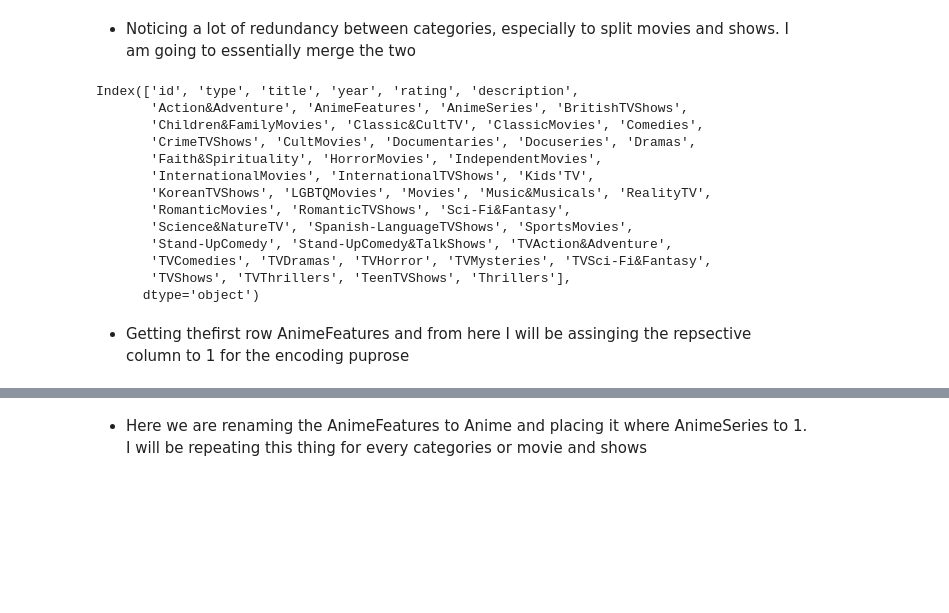
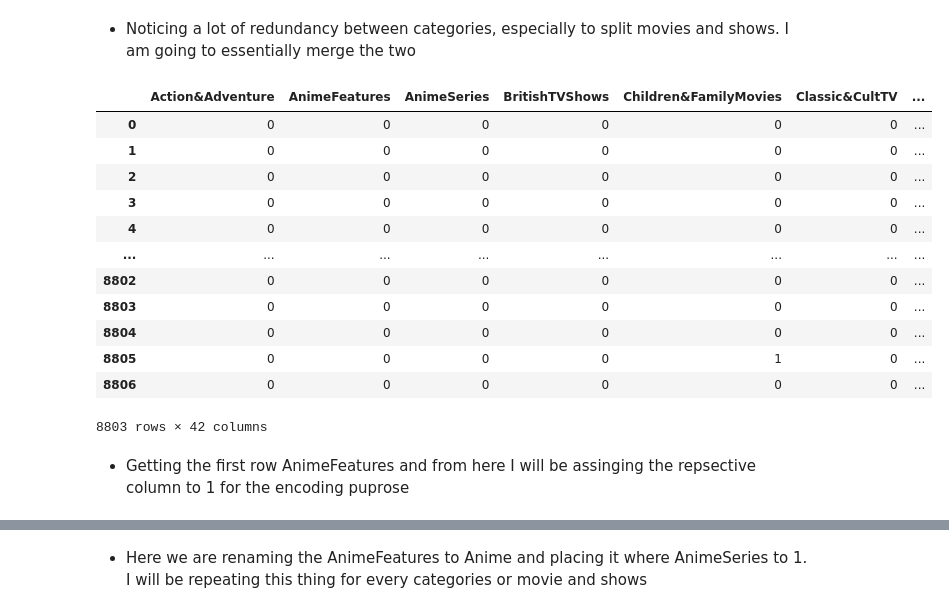
Before and after one commit to sr-g20/DataMiningFinal, a Jupyter notebook: Round 2/Netflix Recs 2.ipynb, the cells around one changed output, grey strips where cells are left out. Saved outputs shown, nothing was run; the diff lists cells and outputs as text; code cells hidden in the pictures; blank space fills up the shorter version.

```diff
--- a/Round 2/Netflix Recs 2.ipynb
+++ b/Round 2/Netflix Recs 2.ipynb
@@ -198,4 +248,4 @@ df.shape
 # %%
-df_genres = df.copy()
-df_genres['category'] = df_genres['category'].str.replace(' ', '')
-df_enc = df_genres.join(pd.concat([df_genres['category'].str.get_dummies(sep=',')])).drop('category',axis=1)
+genre_enc = df.filter('category')
+genre_enc['category'] = df['category'].str.replace(' ', '')
+genre_enc = genre_enc.join(pd.concat([genre_enc['category'].str.get_dummies(sep=',')])).drop('category', axis=1)
@@ -229,18 +269,19 @@ def getRow(df,id):
-# %%
-df_enc.columns
-# %% [output]
-Index(['id', 'type', 'title', 'year', 'rating', 'description',
-       'Action&Adventure', 'AnimeFeatures', 'AnimeSeries', 'BritishTVShows',
-       'Children&FamilyMovies', 'Classic&CultTV', 'ClassicMovies', 'Comedies',
-       'CrimeTVShows', 'CultMovies', 'Documentaries', 'Docuseries', 'Dramas',
-       'Faith&Spirituality', 'HorrorMovies', 'IndependentMovies',
-       'InternationalMovies', 'InternationalTVShows', 'Kids'TV',
-       'KoreanTVShows', 'LGBTQMovies', 'Movies', 'Music&Musicals', 'RealityTV',
-       'RomanticMovies', 'RomanticTVShows', 'Sci-Fi&Fantasy',
-       'Science&NatureTV', 'Spanish-LanguageTVShows', 'SportsMovies',
-       'Stand-UpComedy', 'Stand-UpComedy&TalkShows', 'TVAction&Adventure',
-       'TVComedies', 'TVDramas', 'TVHorror', 'TVMysteries', 'TVSci-Fi&Fantasy',
-       'TVShows', 'TVThrillers', 'TeenTVShows', 'Thrillers'],
-      dtype='object')
+# %%
+pd.set_option('display.max_columns', None)
+genre_enc
+# %% [output]
+|  | Action&Adventure | AnimeFeatures | AnimeSeries | BritishTVShows | Children&FamilyMovies | Classic&CultTV | ... |
+| 0 | 0 | 0 | 0 | 0 | 0 | 0 | ... |
+| 1 | 0 | 0 | 0 | 0 | 0 | 0 | ... |
+| 2 | 0 | 0 | 0 | 0 | 0 | 0 | ... |
+| 3 | 0 | 0 | 0 | 0 | 0 | 0 | ... |
+| 4 | 0 | 0 | 0 | 0 | 0 | 0 | ... |
+| ... | ... | ... | ... | ... | ... | ... | ... |
+| 8802 | 0 | 0 | 0 | 0 | 0 | 0 | ... |
+| 8803 | 0 | 0 | 0 | 0 | 0 | 0 | ... |
+| 8804 | 0 | 0 | 0 | 0 | 0 | 0 | ... |
+| 8805 | 0 | 0 | 0 | 0 | 1 | 0 | ... |
+| 8806 | 0 | 0 | 0 | 0 | 0 | 0 | ... |
+8803 rows × 42 columns
 # %% [markdown]
-- Getting thefirst row AnimeFeatures and from here I will be assinging the repsective column to 1 for the encoding puprose
+- Getting the first row AnimeFeatures and from here I will be assinging the repsective column to 1 for the encoding puprose
```
Also changed, not shown: parts of 57 cells of this notebook, 4 other files.
